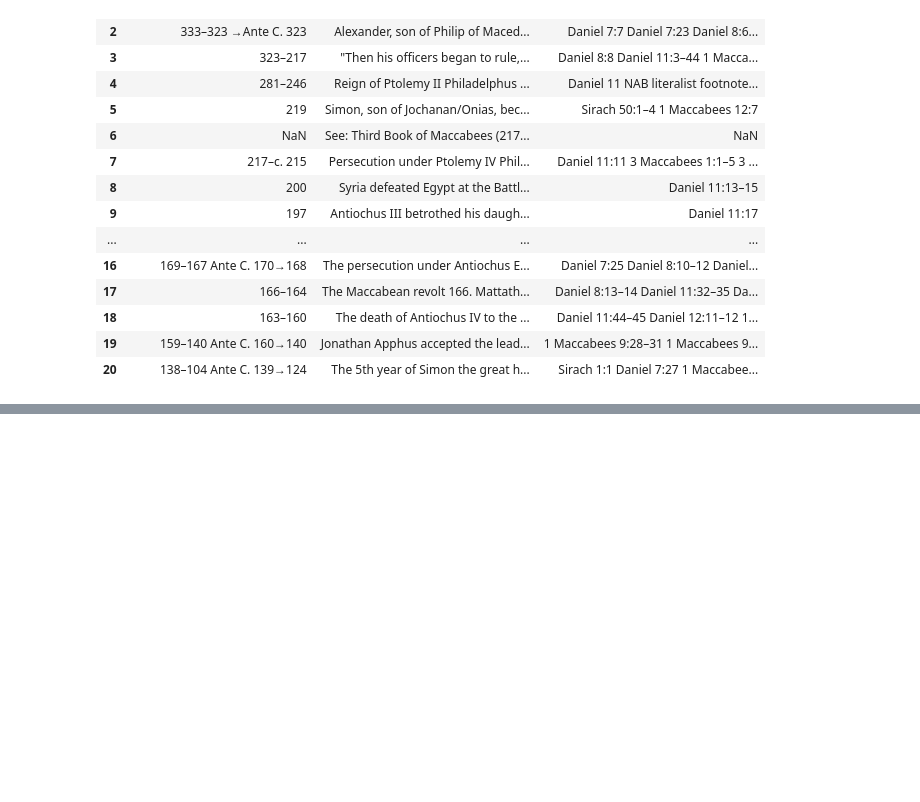
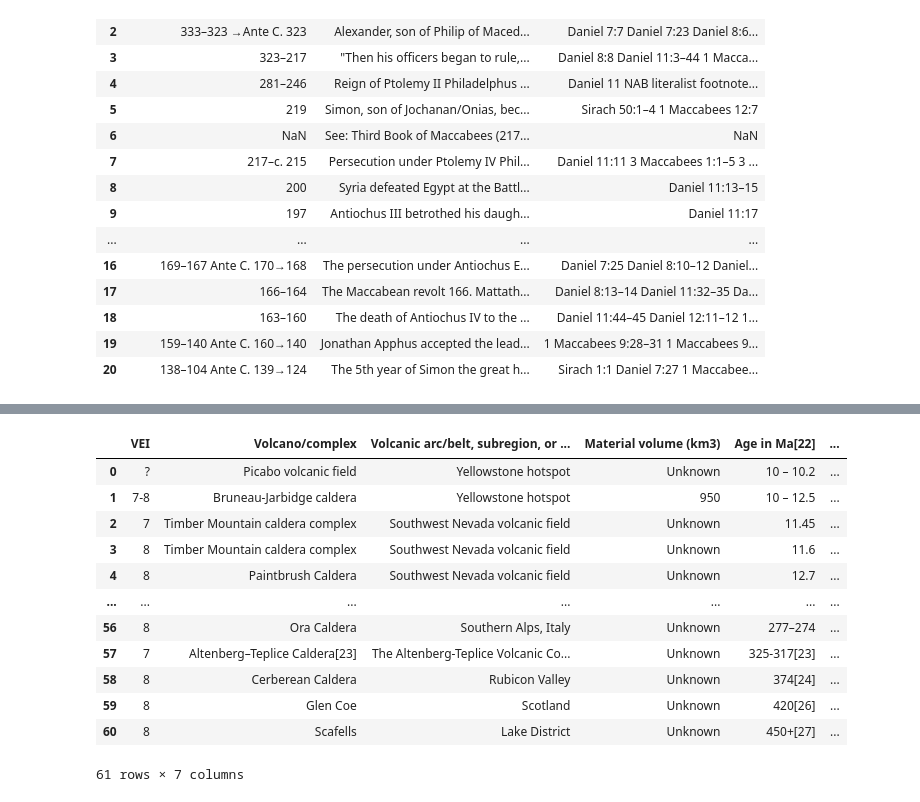
Before and after one commit to domschl/EbookTools, a Jupyter notebook: wiki_exporter.ipynb, the cells around one changed output, grey strips where cells are left out. Drawn from its saved outputs; the diff is of its cells as text; code cells hidden in the pictures; blank space fills up the shorter version.

```diff
--- a/wiki_exporter.ipynb
+++ b/wiki_exporter.ipynb
@@ -83,0 +301,16 @@ for table_id, title in table_titles.items():
+# %%
+tables[6]
+# %% [output]
+|  | VEI | Volcano/complex | Volcanic arc/belt, subregion, or ... | Material volume (km3) | Age in Ma[22] | ... |
+| 0 | ? | Picabo volcanic field | Yellowstone hotspot | Un­known | 10 – 10.2 | ... |
+| 1 | 7-8 | Bruneau-Jarbidge caldera | Yellowstone hotspot | 950 | 10 – 12.5 | ... |
+| 2 | 7 | Timber Mountain caldera complex | Southwest Nevada volcanic field | Un­known | 11.45 | ... |
+| 3 | 8 | Timber Mountain caldera complex | Southwest Nevada volcanic field | Un­known | 11.6 | ... |
+| 4 | 8 | Paintbrush Caldera | Southwest Nevada volcanic field | Un­known | 12.7 | ... |
+| ... | ... | ... | ... | ... | ... | ... |
+| 56 | 8 | Ora Caldera | Southern Alps, Italy | Un­known | 277–274 | ... |
+| 57 | 7 | Altenberg–Teplice Caldera[23] | The Altenberg-Teplice Volcanic Co... | Un­known | 325-317[23] | ... |
+| 58 | 8 | Cerberean Caldera | Rubicon Valley | Un­known | 374[24] | ... |
+| 59 | 8 | Glen Coe | Scotland | Un­known | 420[26] | ... |
+| 60 | 8 | Scafells | Lake District | Un­known | 450+[27] | ... |
+61 rows × 7 columns
```
Also changed, not shown: parts of 14 cells of this notebook.
